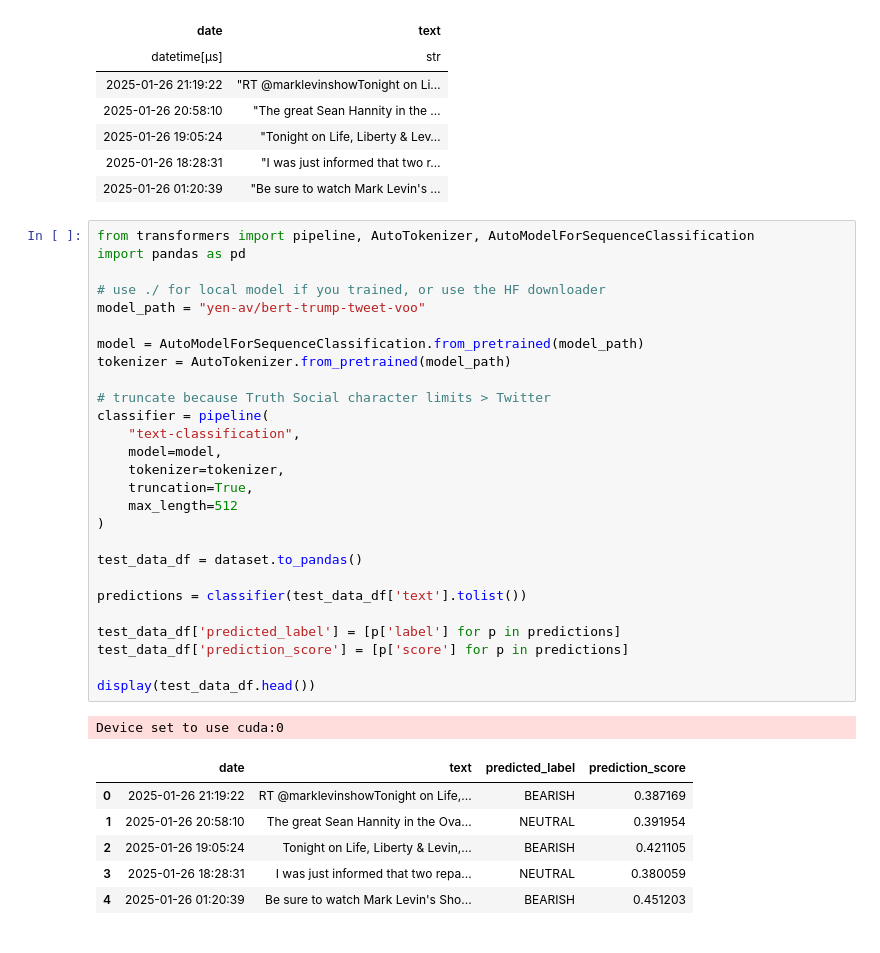
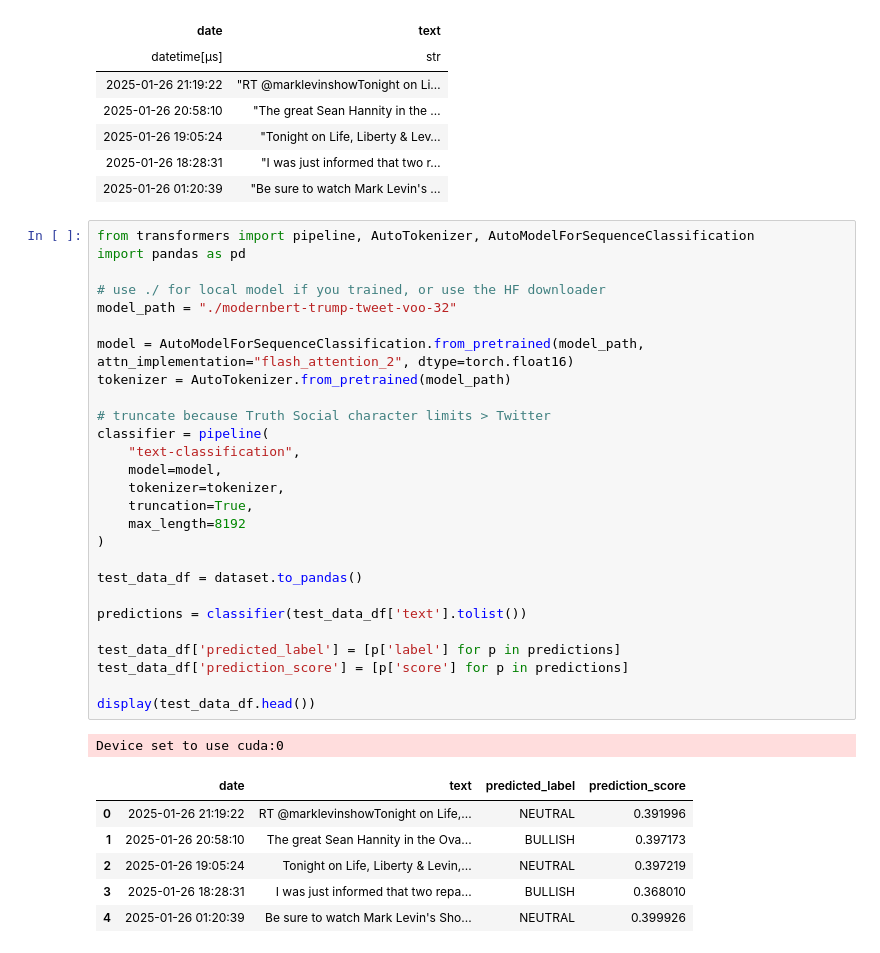
Before and after one commit to haplesshero13/trump-voo, a Jupyter notebook: test_model.ipynb, the cells around one changed output. Cells and saved outputs as stored; diff of their text form.

```diff
--- a/test_model.ipynb
+++ b/test_model.ipynb
@@ -136,38 +136,38 @@ shape: (5, 2)
 # %%
 from transformers import pipeline, AutoTokenizer, AutoModelForSequenceClassification
 import pandas as pd
 
 # use ./ for local model if you trained, or use the HF downloader
-model_path = "yen-av/bert-trump-tweet-voo"
+model_path = "./modernbert-trump-tweet-voo-32"
 
-model = AutoModelForSequenceClassification.from_pretrained(model_path)
+model = AutoModelForSequenceClassification.from_pretrained(model_path, attn_implementation="flash_attention_2", dtype=torch.float16)
 tokenizer = AutoTokenizer.from_pretrained(model_path)
 
 # truncate because Truth Social character limits > Twitter
 classifier = pipeline(
     "text-classification",
     model=model,
     tokenizer=tokenizer,
     truncation=True,
-    max_length=512
+    max_length=8192
 )
 
 test_data_df = dataset.to_pandas()
 
 predictions = classifier(test_data_df['text'].tolist())
 
 test_data_df['predicted_label'] = [p['label'] for p in predictions]
 test_data_df['prediction_score'] = [p['score'] for p in predictions]
 
 display(test_data_df.head())
 # %% [output]
 Device set to use cuda:0
 |  | date | text | predicted_label | prediction_score |
-| 0 | 2025-01-26 21:19:22 | RT @marklevinshowTonight on Life,... | BEARISH | 0.387169 |
-| 1 | 2025-01-26 20:58:10 | The great Sean Hannity in the Ova... | NEUTRAL | 0.391954 |
-| 2 | 2025-01-26 19:05:24 | Tonight on Life, Liberty & Levin,... | BEARISH | 0.421105 |
-| 3 | 2025-01-26 18:28:31 | I was just informed that two repa... | NEUTRAL | 0.380059 |
-| 4 | 2025-01-26 01:20:39 | Be sure to watch Mark Levin's Sho... | BEARISH | 0.451203 |
+| 0 | 2025-01-26 21:19:22 | RT @marklevinshowTonight on Life,... | NEUTRAL | 0.391996 |
+| 1 | 2025-01-26 20:58:10 | The great Sean Hannity in the Ova... | BULLISH | 0.397173 |
+| 2 | 2025-01-26 19:05:24 | Tonight on Life, Liberty & Levin,... | NEUTRAL | 0.397219 |
+| 3 | 2025-01-26 18:28:31 | I was just informed that two repa... | BULLISH | 0.368010 |
+| 4 | 2025-01-26 01:20:39 | Be sure to watch Mark Levin's Sho... | NEUTRAL | 0.399926 |
 # %%
 test_data_df['date'] = pd.to_datetime(test_data_df['date'])
 test_data_df = test_data_df.set_index('date').sort_index()
```
Also changed, not shown: parts of 3 cells of this notebook, 1 other file.
